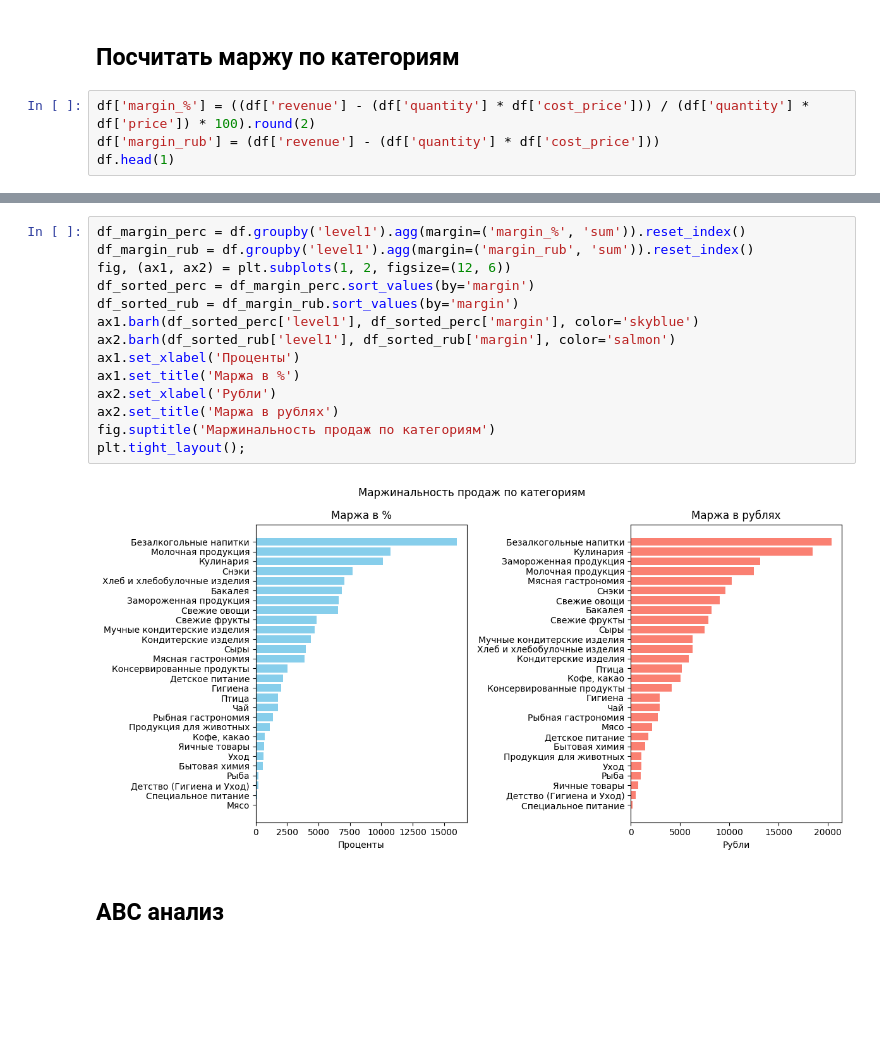
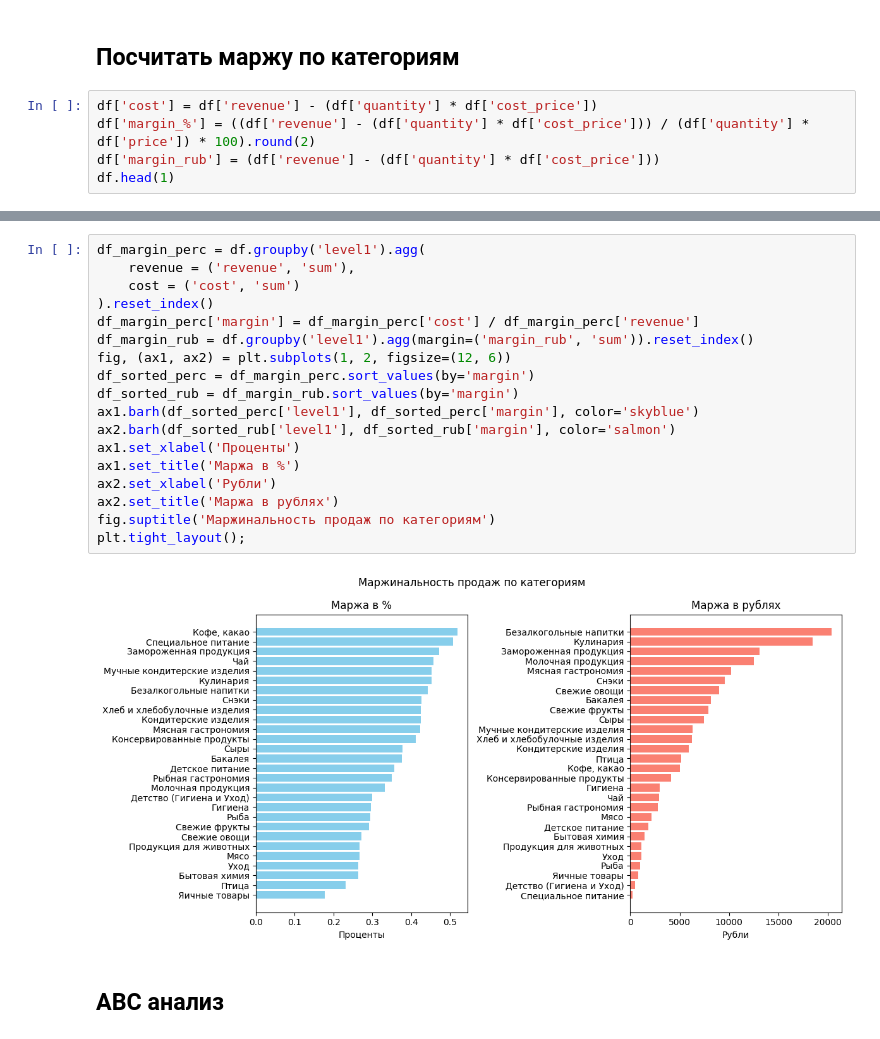
Before and after one commit to NatalyaOshmarina/simulative-DATA-analiz, a Jupyter notebook: Final_project_(python_for_DA).ipynb, the cells around one changed output, grey strips where cells are left out. Cells and saved outputs as stored; diff of their text form; blank space fills up the shorter version.

```diff
--- a/Final_project_(python_for_DA).ipynb
+++ b/Final_project_(python_for_DA).ipynb
@@ -208,6 +207,7 @@ plt.title('Доля продаж товаров категории "Сыры"',
 # %% [markdown]
 ## Посчитать маржу по категориям
 # %%
+df['cost'] = df['revenue'] - (df['quantity'] * df['cost_price'])
 df['margin_%'] = ((df['revenue'] - (df['quantity'] * df['cost_price'])) / (df['quantity'] * df['price']) * 100).round(2)
 df['margin_rub'] = (df['revenue'] - (df['quantity'] * df['cost_price']))
 df.head(1)
@@ -215,21 +215,25 @@ df.head(1)
 |  | order_id | accepted_at | product_id | quantity | regular_price | price | cost_price | level1 | level2 | ... |
 | 0 | 1517514900 | 2022-01-13 16:48:19 | 17122 | 1 | 169 | 169 | 74 | Рыбная гастрономия | Нерыбные продукты моря | ... |
 # %%
-df_margin_perc = df.groupby('level1').agg(margin=('margin_%', 'sum')).reset_index()
+df_margin_perc = df.groupby('level1').agg(
+    revenue = ('revenue', 'sum'),
+    cost = ('cost', 'sum')
+).reset_index()
+df_margin_perc['margin'] = df_margin_perc['cost'] / df_margin_perc['revenue']
 df_margin_rub = df.groupby('level1').agg(margin=('margin_rub', 'sum')).reset_index()
 fig, (ax1, ax2) = plt.subplots(1, 2, figsize=(12, 6))
 df_sorted_perc = df_margin_perc.sort_values(by='margin')
 df_sorted_rub = df_margin_rub.sort_values(by='margin')
 ax1.barh(df_sorted_perc['level1'], df_sorted_perc['margin'], color='skyblue')
 ax2.barh(df_sorted_rub['level1'], df_sorted_rub['margin'], color='salmon')
 ax1.set_xlabel('Проценты')
 ax1.set_title('Маржа в %')
 ax2.set_xlabel('Рубли')
 ax2.set_title('Маржа в рублях')
 fig.suptitle('Маржинальность продаж по категориям')
 plt.tight_layout();
 # %% [output]
-[figure, old version]
+[figure, new version]
 # %% [markdown]
 ## ABC анализ
 # %%
```
Also changed, not shown: parts of 1 cell of this notebook.
